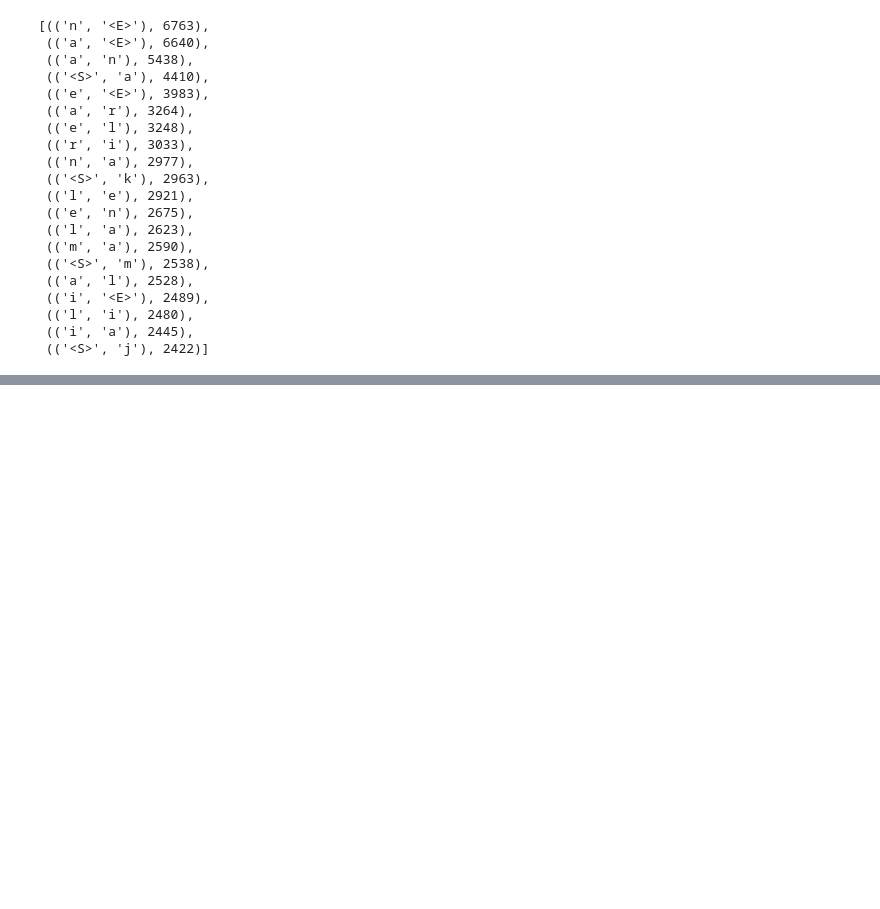
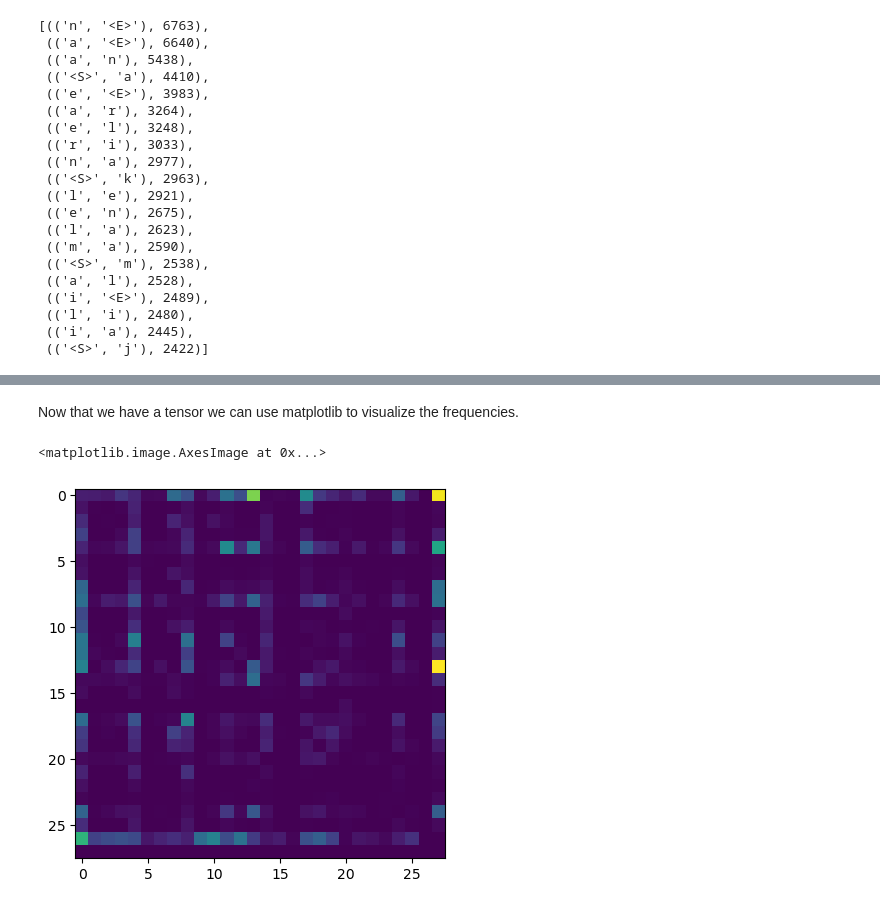
Before and after one commit to phively/nn-zero-to-hero, a Jupyter notebook: 02 Building makemore.ipynb, the cells around one changed output, grey strips where cells are left out. Drawn from its saved outputs; the diff is of its cells as text; code cells hidden in the pictures; blank space fills up the shorter version.

```diff
--- a/02 Building makemore.ipynb
+++ b/02 Building makemore.ipynb
@@ -173,0 +196,2 @@ For efficiency, use PyTorch.
+# %%
+N = torch.zeros((28, 28), dtype = torch.int32)
@@ -173,0 +200,4 @@ For efficiency, use PyTorch.
+# %%
+# Concatenate set of lowercase characters
+chars = sorted(list(set(''.join(words))))
+chars
@@ -173,0 +222,16 @@ For efficiency, use PyTorch.
+# %%
+# Map characters to the row/column number of the tensor
+stoi = {s:i for i, s in enumerate(chars)}
+
+# Need to manually set <S> and <E>
+stoi['<S>'] = 26
+stoi['<E>'] = 27
+# %%
+for w in words: # entire dataset
+    chs = ['<S>'] + list(w) + ['<E>']
+    for ch1, ch2 in zip(chs, chs[1:]):
+        ix1 = stoi[ch1] # Map first character to index 1, second to index 2
+        ix2 = stoi[ch2]
+        N[ix1, ix2] += 1
+# %% [markdown]
+Now that we have a tensor we can use matplotlib to visualize the frequencies.
@@ -173,0 +240,6 @@ For efficiency, use PyTorch.
+# %%
+%matplotlib inline
+plt.imshow(N)
+# %% [output]
+<matplotlib.image.AxesImage at 0x...>
+[figure, added]
```
Also changed, not shown: parts of 36 cells of this notebook.
